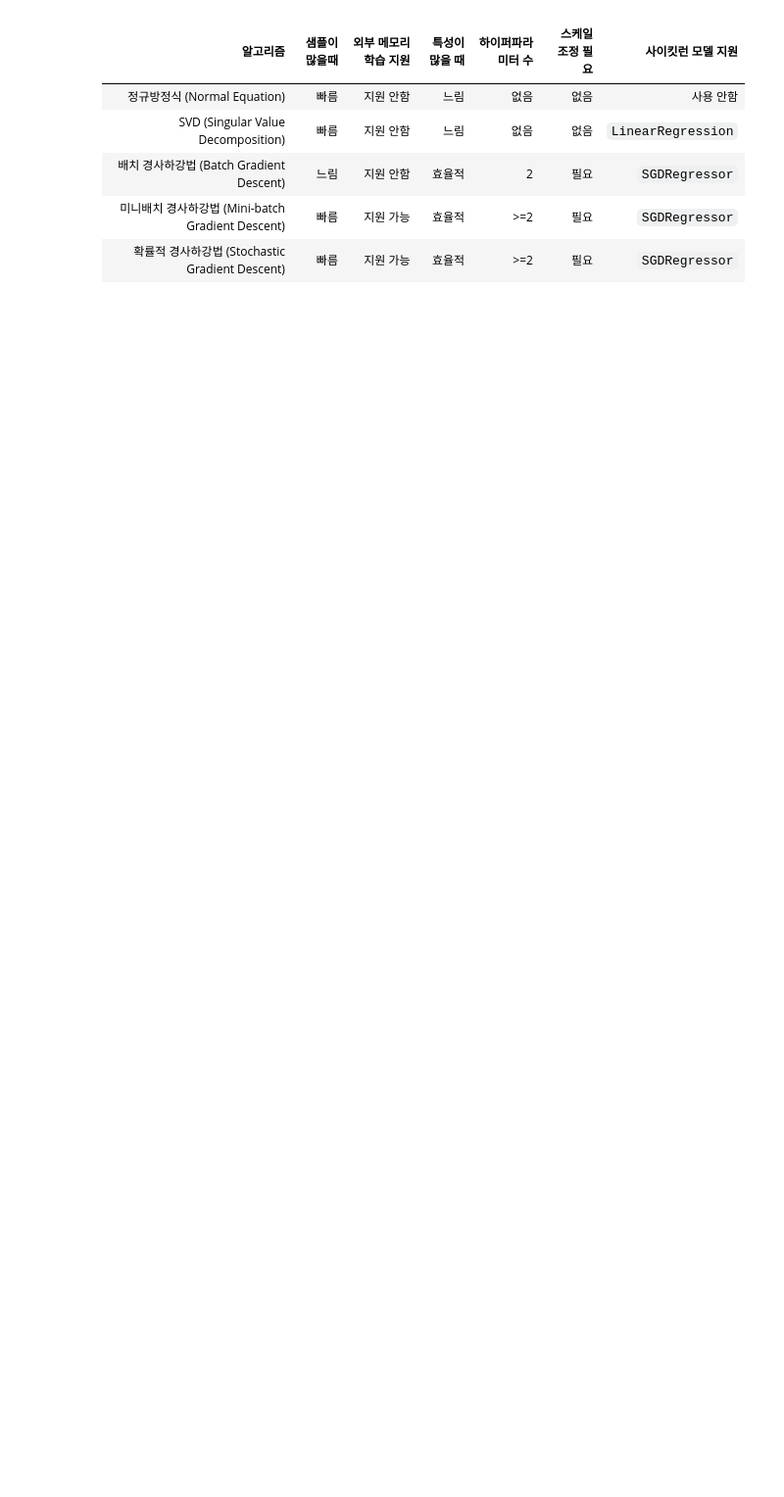
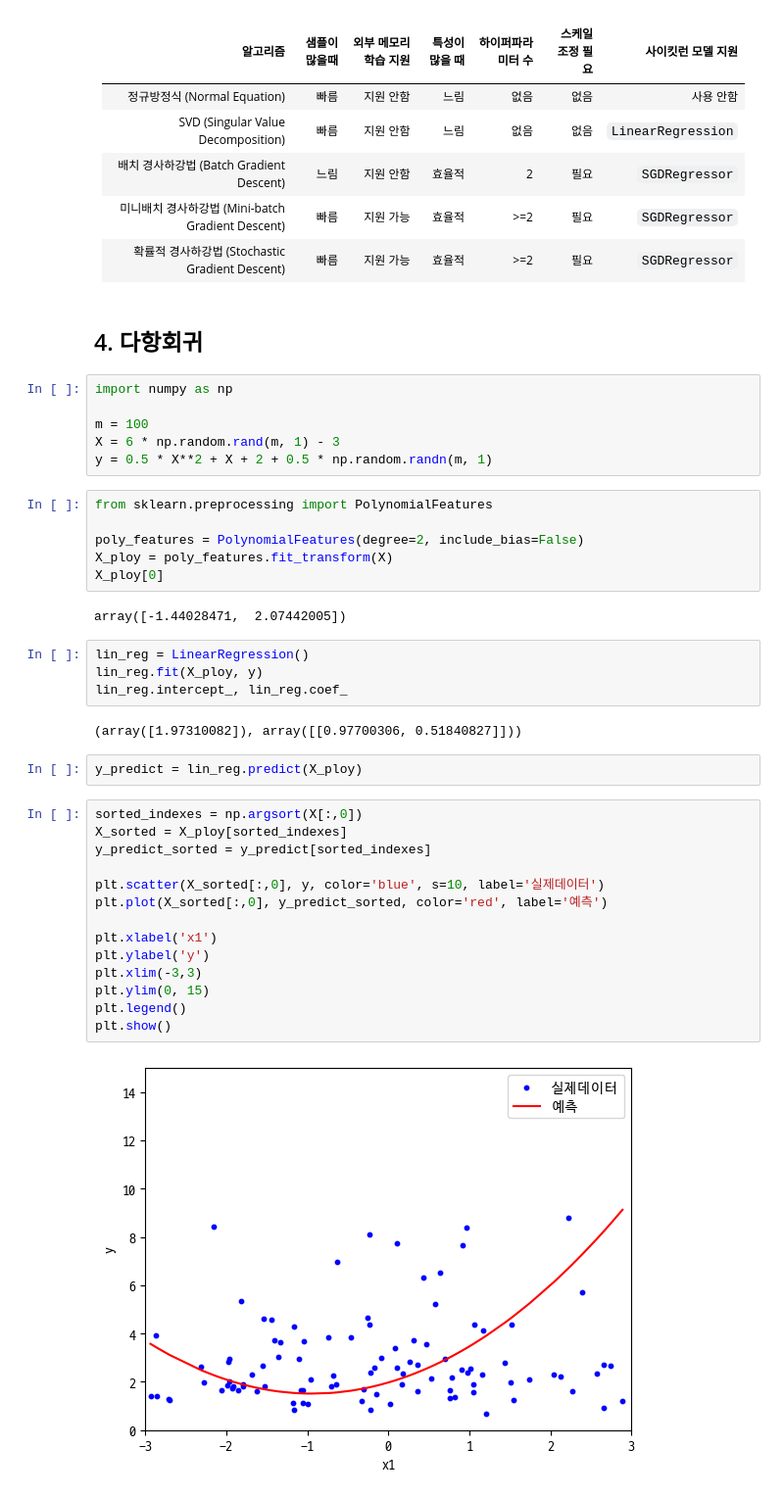
Before and after one commit to geunskoo/hands-on-machine-learning, a Jupyter notebook: model-training.ipynb, the cells around one changed output. Shown at 98% size. Cells and saved outputs as stored; diff of their text form; blank space fills up the shorter version.

```diff
--- a/model-training.ipynb
+++ b/model-training.ipynb
@@ -315,3 +315,43 @@ plt.show()
 | 배치 경사하강법 (Batch Gradient Descent) | 느림         | 지원 안함              | 효율적             | 2              | 필요              | `SGDRegressor`     |
 | 미니배치 경사하강법 (Mini-batch Gradient Descent) | 빠름             | 지원 가능              | 효율적             | >=2              | 필요              | `SGDRegressor`     |
 | 확률적 경사하강법 (Stochastic Gradient Descent) | 빠름         | 지원 가능              | 효율적         | >=2              | 필요              | `SGDRegressor`     |
+# %% [markdown]
+## 4. 다항회귀
+# %%
+import numpy as np
+
+m = 100
+X = 6 * np.random.rand(m, 1) - 3
+y = 0.5 * X**2 + X + 2 + 0.5 * np.random.randn(m, 1)
+# %%
+from sklearn.preprocessing import PolynomialFeatures
+
+poly_features = PolynomialFeatures(degree=2, include_bias=False)
+X_ploy = poly_features.fit_transform(X)
+X_ploy[0]
+# %% [output]
+array([-1.44028471,  2.07442005])
+# %%
+lin_reg = LinearRegression()
+lin_reg.fit(X_ploy, y)
+lin_reg.intercept_, lin_reg.coef_
+# %% [output]
+(array([1.97310082]), array([[0.97700306, 0.51840827]]))
+# %%
+y_predict = lin_reg.predict(X_ploy)
+# %%
+sorted_indexes = np.argsort(X[:,0])
+X_sorted = X_ploy[sorted_indexes]
+y_predict_sorted = y_predict[sorted_indexes]
+
+plt.scatter(X_sorted[:,0], y, color='blue', s=10, label='실제데이터')
+plt.plot(X_sorted[:,0], y_predict_sorted, color='red', label='예측')
+
+plt.xlabel('x1')
+plt.ylabel('y')
+plt.xlim(-3,3)
+plt.ylim(0, 15)
+plt.legend()
+plt.show()
+# %% [output]
+[figure, added]
```
Also changed, not shown: parts of 7 cells of this notebook.
